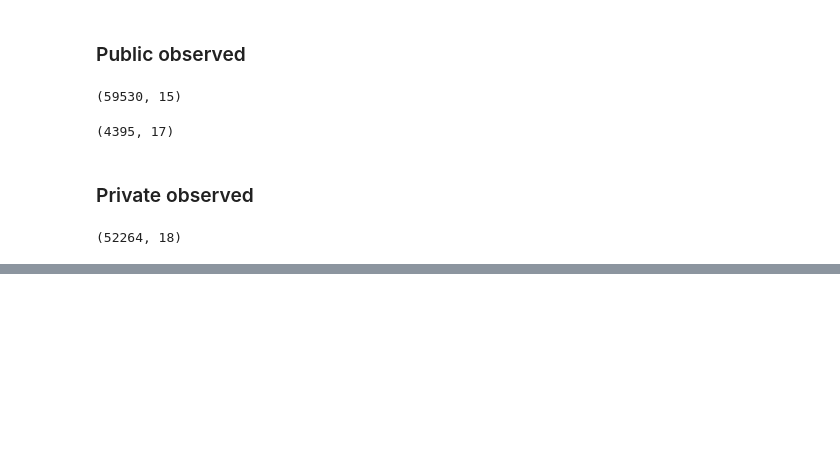
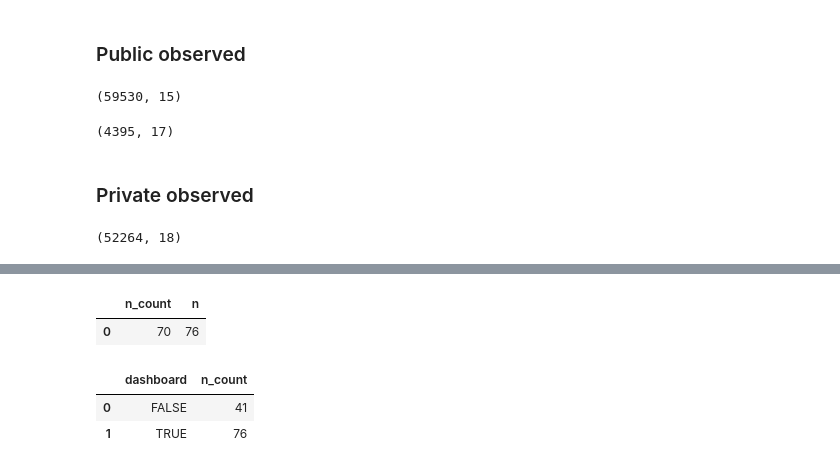
Before and after one commit to EL-BID/IDB-IDB-Invest-Coronavirus-Impact-Dashboard, a Jupyter notebook: notebooks/smooth_ts-toydashboard_data.ipynb, the cells around one changed output, grey strips where cells are left out. Drawn from its saved outputs; the diff is of its cells as text; code cells hidden in the pictures; blank space fills up the shorter version.

```diff
--- a/notebooks/smooth_ts-toydashboard_data.ipynb
+++ b/notebooks/smooth_ts-toydashboard_data.ipynb
@@ -763,0 +771,21 @@ df_weekly[df_weekly.week_number_obs == df_weekly.week_number_obs.min()]
+# %%
+(df_weekly
+ >> filter(_.dashboard == 'TRUE')
+ >> group_by('region_slug')
+ >> summarize(n_count = _.last_updated_utc.count())
+ >> arrange('n_count')
+ >> group_by('n_count')
+ >> summarize(n = _.region_slug.count())
+)
+# %% [output]
+|  | n_count | n |
+| 0 | 70 | 76 |
+# %%
+(df_weekly
+ >> group_by('dashboard')
+ >> summarize(n_count = _.region_slug.nunique())
+)
+# %% [output]
+|  | dashboard | n_count |
+| 0 | FALSE | 41 |
+| 1 | TRUE | 76 |
```
Also changed, not shown: parts of 13 cells of this notebook, 1 other file.
